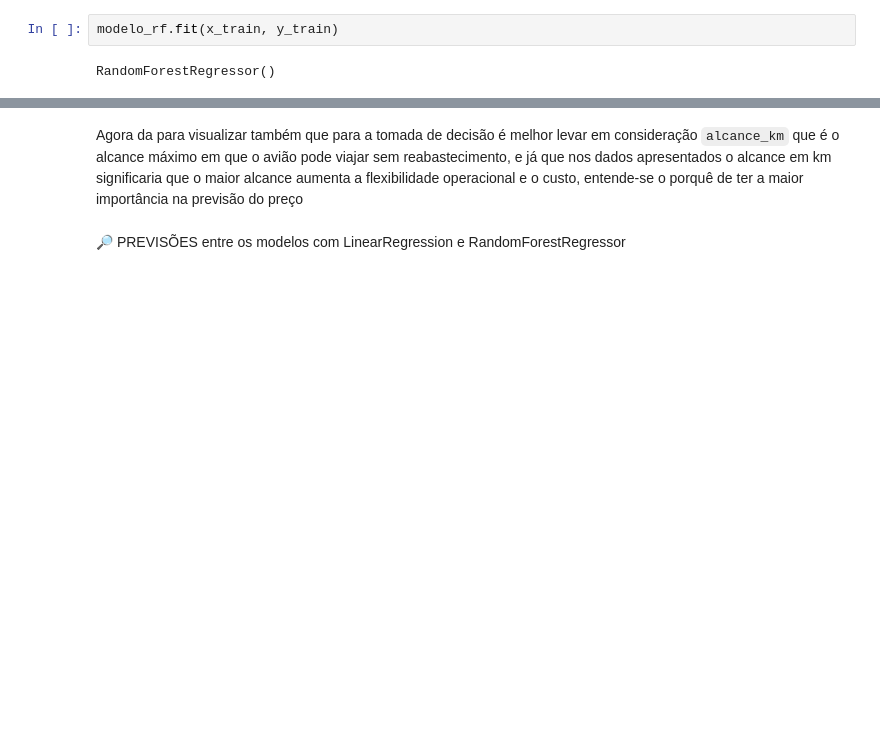
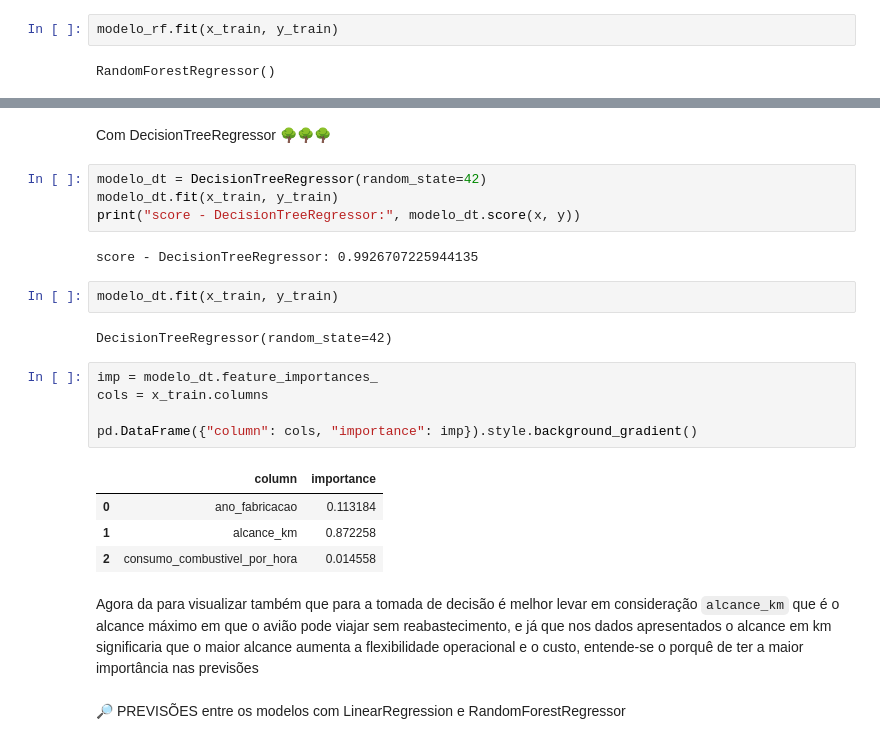
Before and after one commit to larifreitas/fundamentos-ds-e-ia, a Jupyter notebook: Atividade_airplane_price_dataset.ipynb, the cells around one changed output, grey strips where cells are left out. Cells and saved outputs as stored; diff of their text form; blank space fills up the shorter version.

Commit message:
adicionado comparação com DecisionTreeRegressor e mais casos de uso

```diff
--- a/Atividade_airplane_price_dataset.ipynb
+++ b/Atividade_airplane_price_dataset.ipynb
@@ -614,5 +615,27 @@ importance.style.background_gradient()
+# %% [markdown]
+Com DecisionTreeRegressor 🌳🌳🌳
+# %%
+modelo_dt = DecisionTreeRegressor(random_state=42)
+modelo_dt.fit(x_train, y_train)
+print("score - DecisionTreeRegressor:", modelo_dt.score(x, y))
+# %% [output]
+score - DecisionTreeRegressor: 0.9926707225944135
+# %%
+modelo_dt.fit(x_train, y_train)
+# %% [output]
+DecisionTreeRegressor(random_state=42)
+# %%
+imp = modelo_dt.feature_importances_
+cols = x_train.columns
+
+pd.DataFrame({"column": cols, "importance": imp}).style.background_gradient()
+# %% [output]
+|  | column | importance |
+| 0 | ano_fabricacao | 0.113184 |
+| 1 | alcance_km | 0.872258 |
+| 2 | consumo_combustivel_por_hora | 0.014558 |
 # %% [markdown]
-Agora da para visualizar também que para a tomada de decisão é melhor levar em consideração `alcance_km` que é o alcance máximo em que o avião pode viajar sem reabastecimento, e já que nos dados apresentados o alcance em km significaria que o maior alcance aumenta a flexibilidade operacional e o custo, entende-se o porquê  de ter a maior importância na previsão do preço
+Agora da para visualizar também que para a tomada de decisão é melhor levar em consideração `alcance_km` que é o alcance máximo em que o avião pode viajar sem reabastecimento, e já que nos dados apresentados o alcance em km significaria que o maior alcance aumenta a flexibilidade operacional e o custo, entende-se o porquê  de ter a maior importância nas previsões
 # %% [markdown]
 🔎 PREVISÕES entre os modelos com LinearRegression e RandomForestRegressor
 # %%
```
Also changed, not shown: parts of 17 cells of this notebook, 1 other file.
